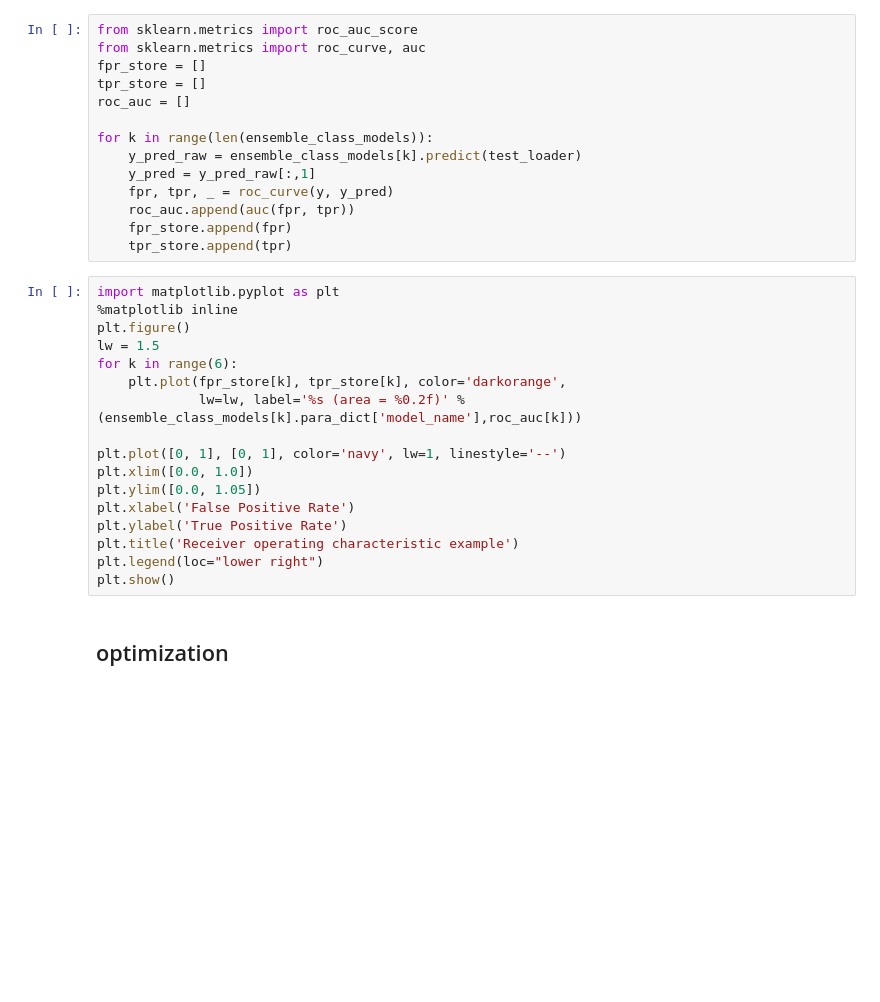
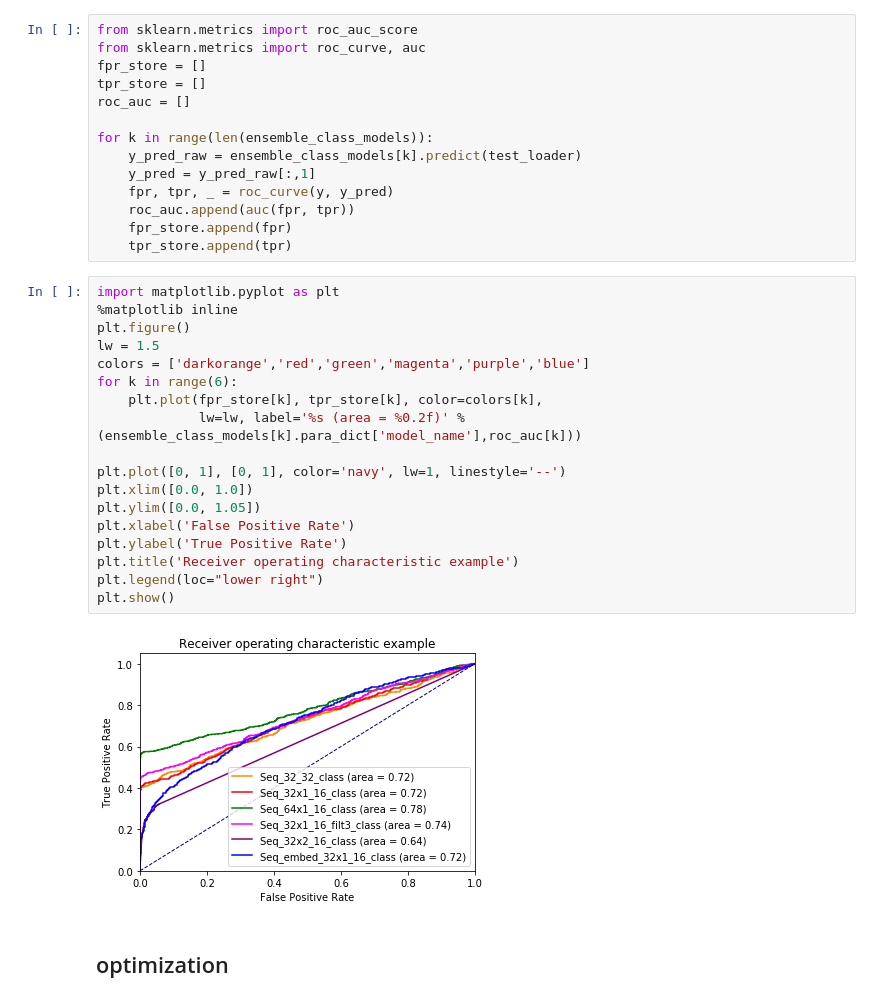
Before and after one commit to gv20-therapeutics/antibody-in-pytorch, a Jupyter notebook: AIPT/Models/Liu2019/Replicate Liu2019.ipynb, the cells around one changed output. Saved outputs shown, nothing was run; the diff lists cells and outputs as text; blank space fills up the shorter version.

```diff
--- a/AIPT/Models/Liu2019/Replicate Liu2019.ipynb
+++ b/AIPT/Models/Liu2019/Replicate Liu2019.ipynb
@@ -391,20 +565,23 @@ for k in range(len(ensemble_class_models)):
 # %%
 import matplotlib.pyplot as plt
 %matplotlib inline
 plt.figure()
 lw = 1.5
+colors = ['darkorange','red','green','magenta','purple','blue']
 for k in range(6):
-    plt.plot(fpr_store[k], tpr_store[k], color='darkorange',
+    plt.plot(fpr_store[k], tpr_store[k], color=colors[k],
              lw=lw, label='%s (area = %0.2f)' % (ensemble_class_models[k].para_dict['model_name'],roc_auc[k]))
 
 plt.plot([0, 1], [0, 1], color='navy', lw=1, linestyle='--')
 plt.xlim([0.0, 1.0])
 plt.ylim([0.0, 1.05])
 plt.xlabel('False Positive Rate')
 plt.ylabel('True Positive Rate')
 plt.title('Receiver operating characteristic example')
 plt.legend(loc="lower right")
 plt.show()
+# %% [output]
+[figure, added]
 # %% [markdown]
 ## optimization
 # %% [markdown]
```
Also changed, not shown: parts of 32 cells of this notebook, 2 other files.
